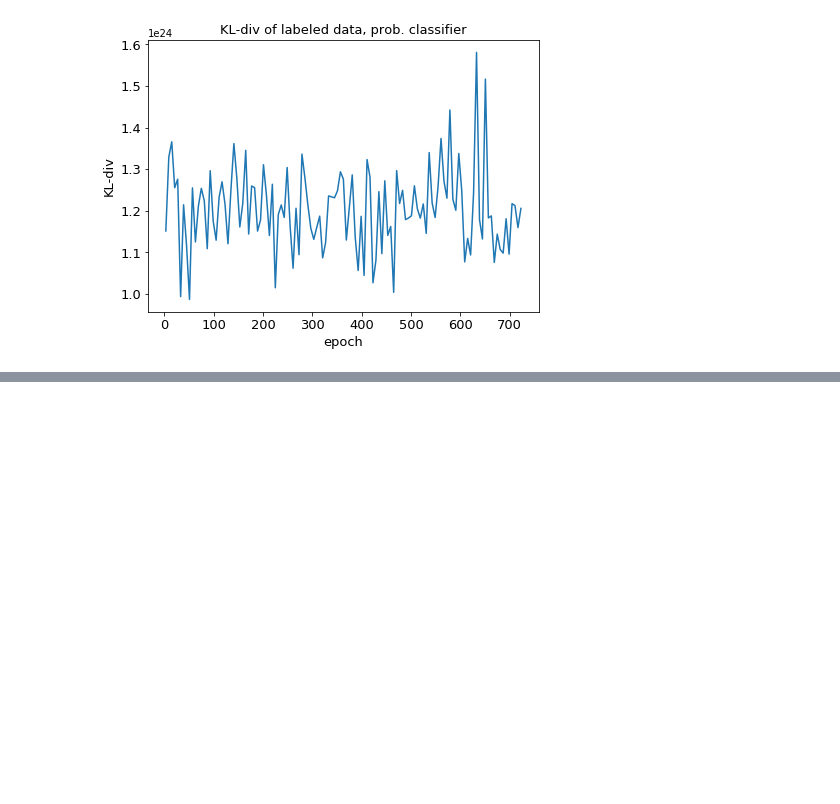
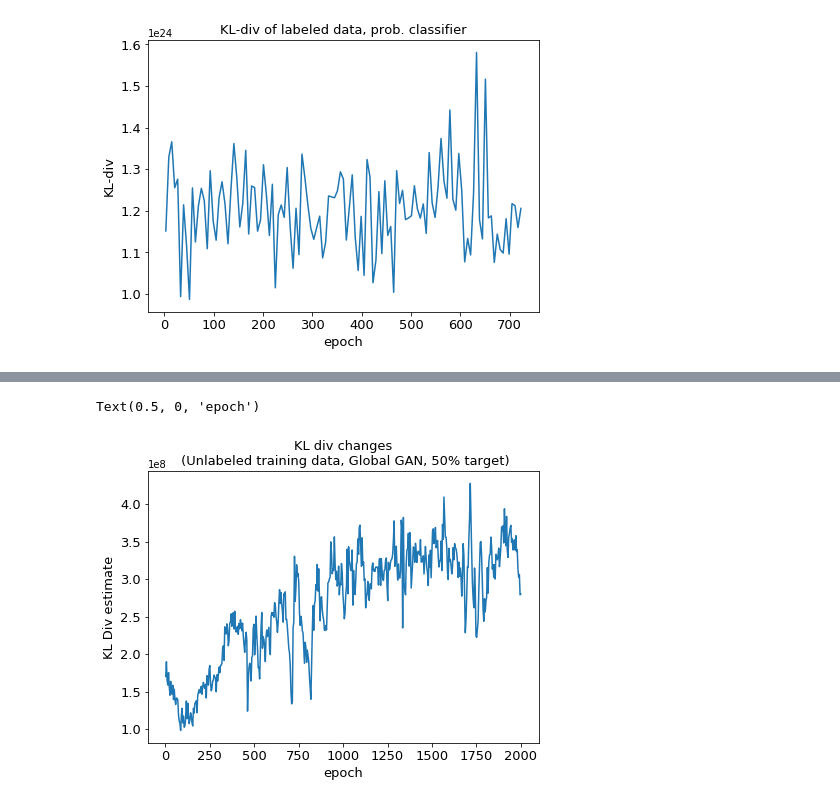
Before and after one commit to stevenliu000/time-series-domain-adaptation, a Jupyter notebook: f_div/visualization.ipynb, the cells around one changed output, grey strips where cells are left out. Drawn from its saved outputs; the diff is of its cells as text; code cells hidden in the pictures; blank space fills up the shorter version.

```diff
--- a/f_div/visualization.ipynb
+++ b/f_div/visualization.ipynb
@@ -92,0 +115,10 @@ Text(0.5, 0, 'epoch')
+# %%
+plt.plot(epochs, unlabeled_f_div)
+plt.title('KL div changes\n (Unlabeled training data, Global GAN, 50% target)', fontsize=13)
+plt.yticks(fontsize=13)
+plt.xticks(fontsize=13)
+plt.ylabel("KL Div estimate", fontsize=13)
+plt.xlabel('epoch', fontsize=13)
+# %% [output]
+Text(0.5, 0, 'epoch')
+[figure, added]
```
Also changed, not shown: parts of 4 cells of this notebook, 4 other files.
